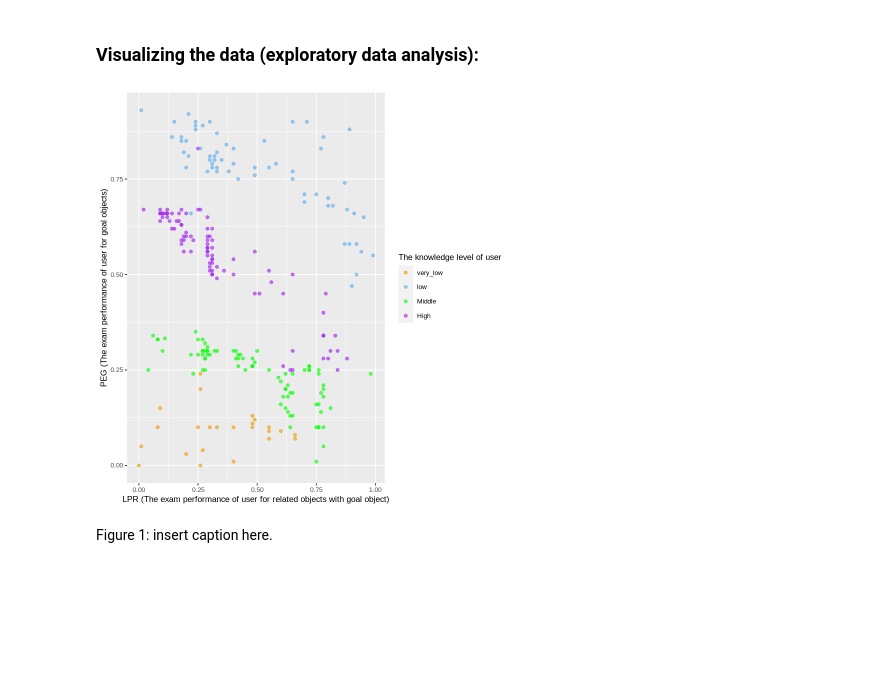
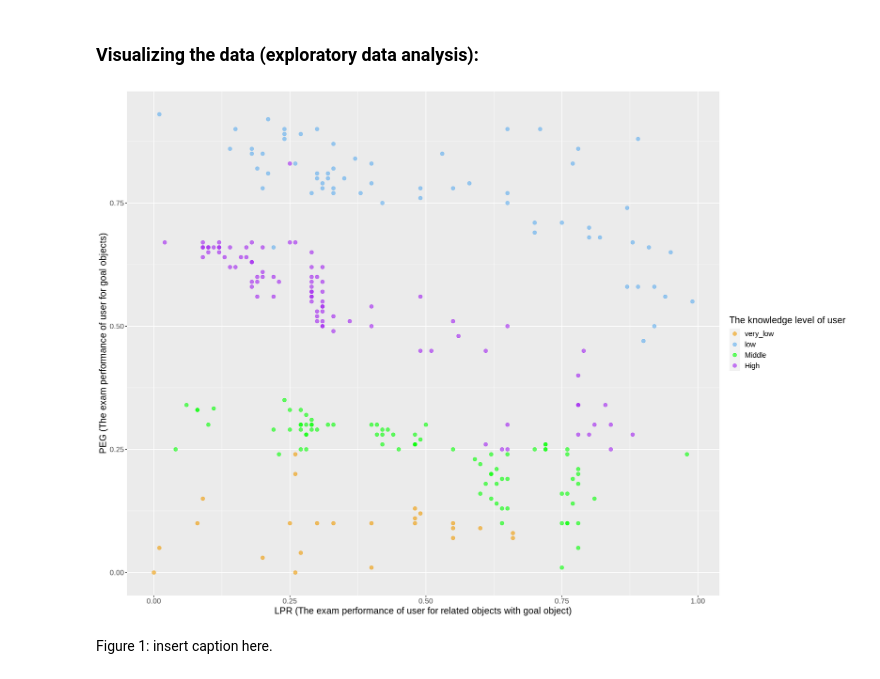
Before and after one commit to YitongZhang01/User-Knowledg-Level-Modelling-and-Analysis, a Jupyter notebook: group3_proposal.ipynb, the cells around one changed output. Cells and saved outputs as stored; diff of their text form; code cells hidden in the pictures; blank space fills up the shorter version.

```diff
--- a/group3_proposal.ipynb
+++ b/group3_proposal.ipynb
@@ -69,18 +69,20 @@ A tibble: 4 × 3
 # %% [markdown]
 ### Visualizing the data (exploratory data analysis):
 # %%
+options(repr.plot.width=17, repr.plot.height=12)
+
 perim_concav_4 <- train %>%
   ggplot(aes(x = LPR, y = PEG, color = Class)) +
-  geom_point(alpha = 0.6) +
+  geom_point(alpha = 0.6, size = 2.5) +
   labs(x = "LPR (The exam performance of user for related objects with goal object)",
        y = "PEG (The exam performance of user for goal objects)",
        color = "The knowledge level of user") +
   scale_color_manual(labels = c("very_low","low", "Middle","High"),
                      values = c("orange2", "steelblue2","green","purple")) +
-  theme(text = element_text(size = 10))
+  theme(text = element_text(size = 15))
 perim_concav_4
 # %% [output]
-[figure, old version]
+[figure, new version]
 # %% [markdown]
 Figure 1: insert caption here.
 # %% [markdown]
```
Also changed, not shown: 1 other file.
